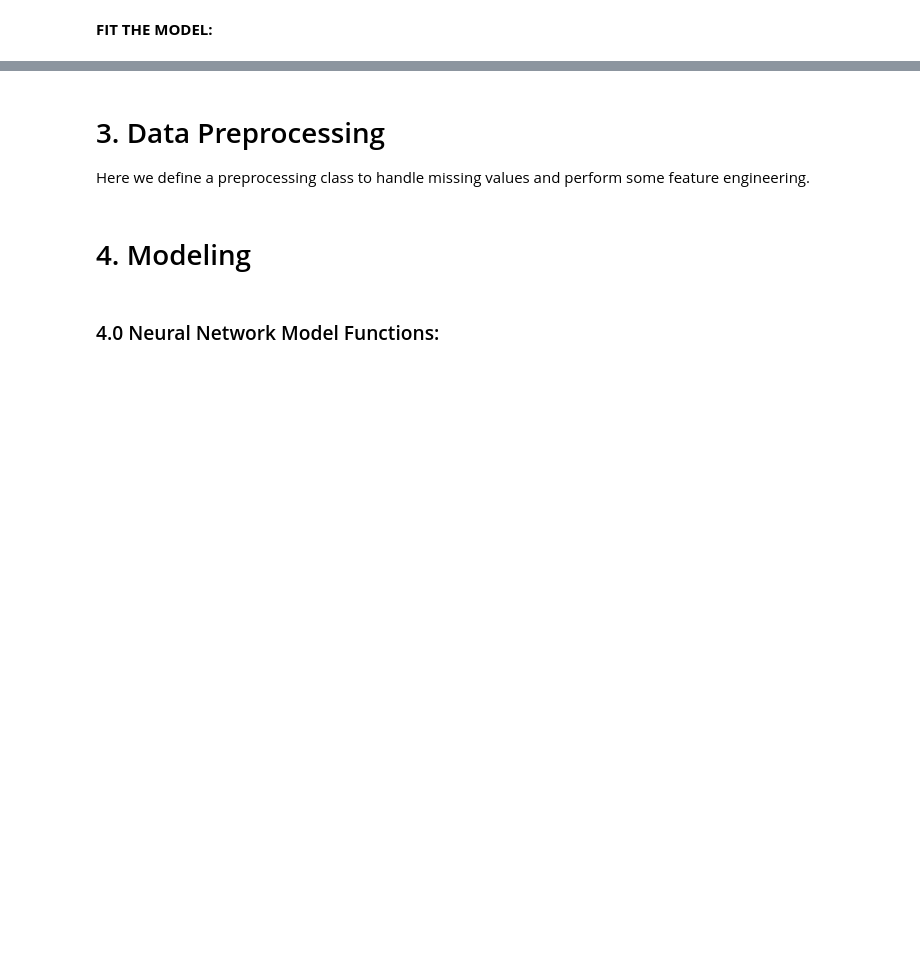
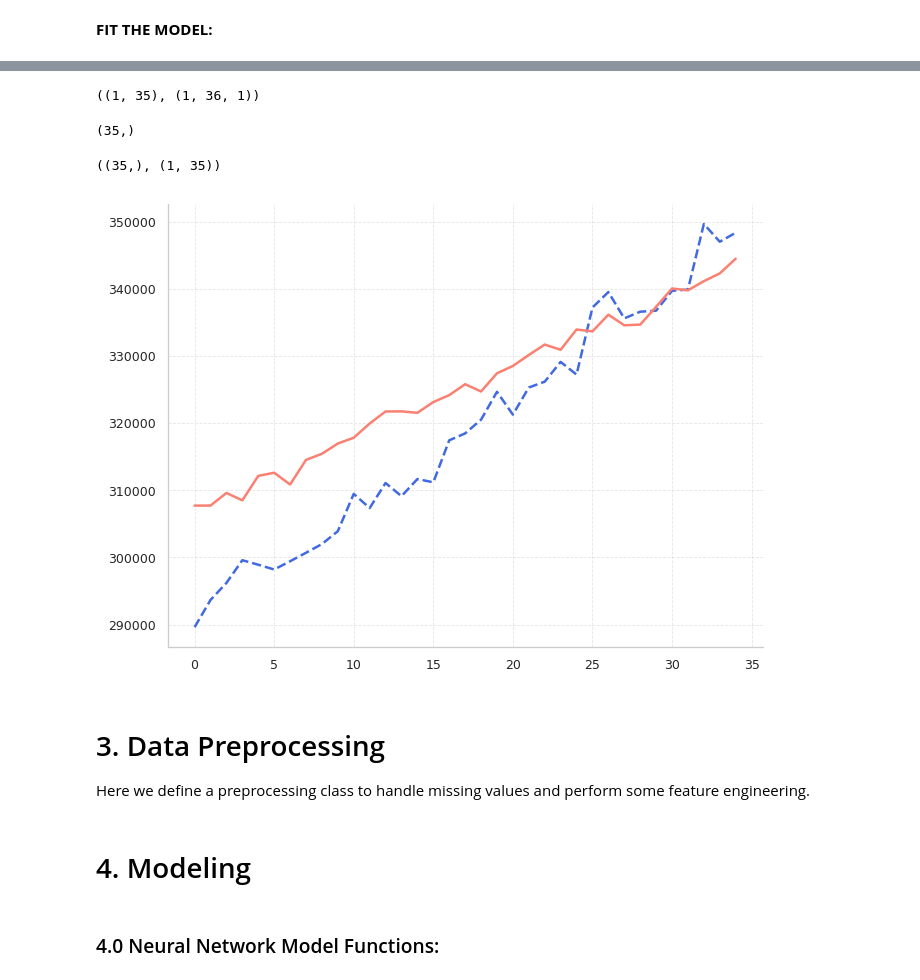
Before and after one commit to fabriziobasso/Colab_backup, a Jupyter notebook: File_08.ipynb, the cells around one changed output, grey strips where cells are left out. Drawn from its saved outputs; the diff is of its cells as text; code cells hidden in the pictures; blank space fills up the shorter version.

```diff
--- a/File_08.ipynb
+++ b/File_08.ipynb
@@ -428,6 +500,6 @@ class lstm_model:
 input_shape = (36, 1)
 output_shape = (35, 1)
 lstm_mod = lstm_model(input_shape, output_shape)
-model_v0 = lstm_mod.build_model(32)
+model_v0 = lstm_mod.build_model(64)
 # %%
 model_v0.summary()
@@ -441,0 +533,9 @@ xtrain_numpy.shape
+# %%
+# Fit the model
+model_v0.fit(xtrain_numpy,ytrain_numpy,
+              validation_split=0.2,
+              epochs=120,
+              batch_size=16,
+              callbacks=[keras.callbacks.ReduceLROnPlateau(patience=5, min_lr=0.00001, factor=0.5),
+                         keras.callbacks.EarlyStopping(patience=20, restore_best_weights=True, monitor="val_RMSE",
+                                                        start_from_epoch=3, mode="min")])
@@ -474,0 +649,6 @@ df_results
+# %%
+# Fit the model
+sample_=100
+lstm_pred_exp0 = model_v0.predict(xtrain_numpy[sample_,].reshape(1,36,1))
+
+lstm_pred_exp0 = (lstm_pred_exp0*std_val) + mean_val
@@ -475,3 +657,23 @@ df_results
+# %%
+lstm_pred_exp0.shape,xtest_numpy.shape
+# %% [output]
+((1, 35), (1, 36, 1))
+# %%
+ytrain_numpy_exp0 = (ytrain_numpy[sample_]*std_val) + mean_val
+ytrain_numpy_exp0.shape
+# %% [output]
+(35,)
+# %%
+ytrain_numpy_exp0.shape,lstm_pred_exp0.shape
+# %% [output]
+((35,), (1, 35))
+# %%
+plt.plot(ytrain_numpy_exp0, color="royalblue", linestyle="dashed")
+plt.plot(np.squeeze(lstm_pred_exp0), color="salmon")
+
+plt.show()
+# %% [output]
+[figure, added]
 # %%
 data.X.shape, data.y.shape, data.X_test.shape
 # %%
```
Also changed, not shown: parts of 31 cells of this notebook.
